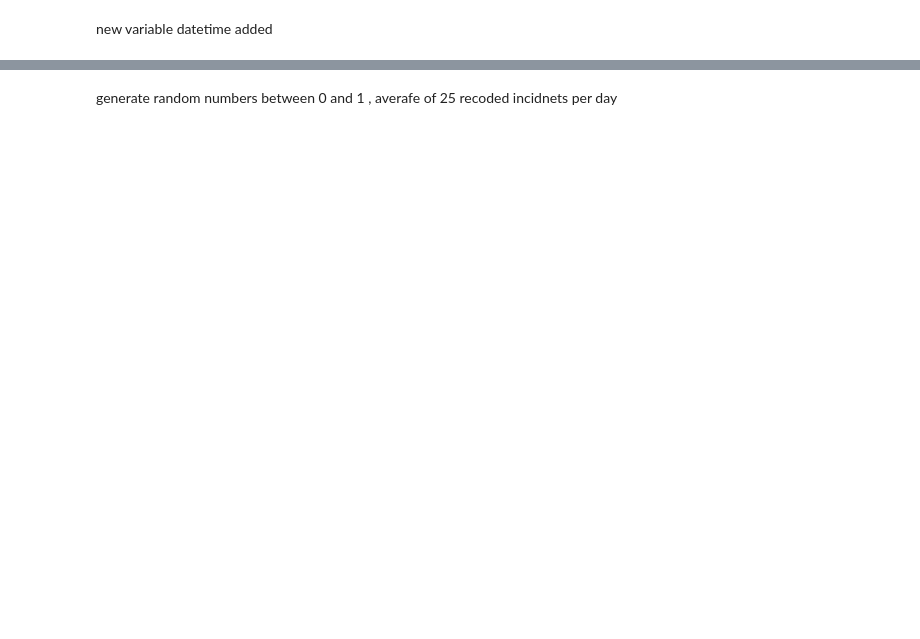
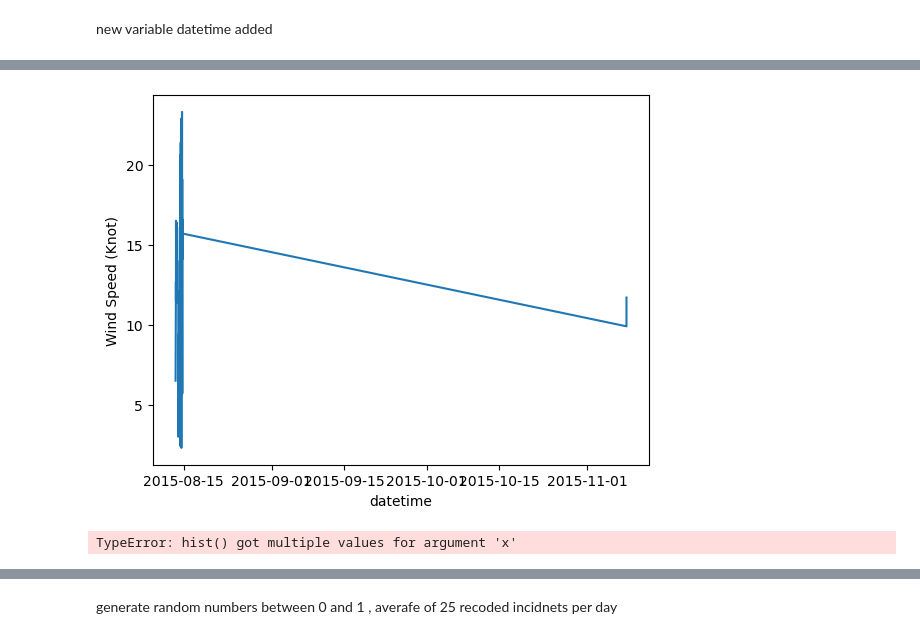
Before and after one commit to dectan/Programming-for-Data-Analysis-Project-1, a Jupyter notebook: Project 1.ipynb, the cells around one changed output, grey strips where cells are left out. Drawn from its saved outputs; the diff is of its cells as text; code cells hidden in the pictures; blank space fills up the shorter version.

```diff
--- a/Project 1.ipynb
+++ b/Project 1.ipynb
@@ -34,0 +122,16 @@ df['datetime']
+# %%
+sns.lineplot(data=df1, x = "datetime", y = "Wind Speed (Knot)")
+#sns.lineplot(data=df1, x = "datetime", y = "Wind Speed (Meters/Sec)")
+plt.show()
+# %% [output]
+[figure, added]
+# %%
+df1.hist(x ='datetime', y ='Wind Speed (Meters/Sec)')
+#plt.show()
+#hist = df1.hist
+#plt.show()
+
+
+#df1.hist(df1['Air Temperature (Degrees C)'],bins = 10)
+# %% [output]
+TypeError: hist() got multiple values for argument 'x'
```
Also changed, not shown: parts of 28 cells of this notebook.
